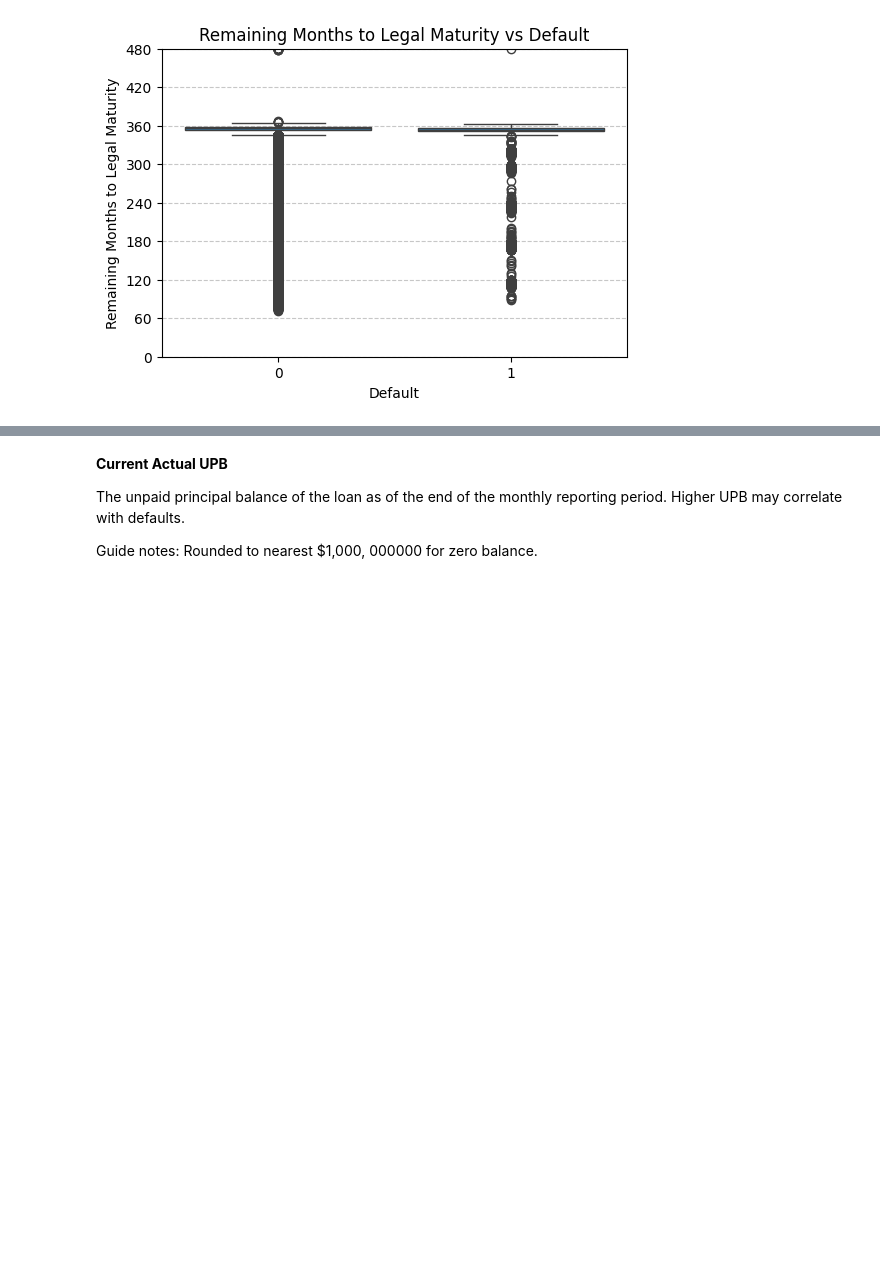
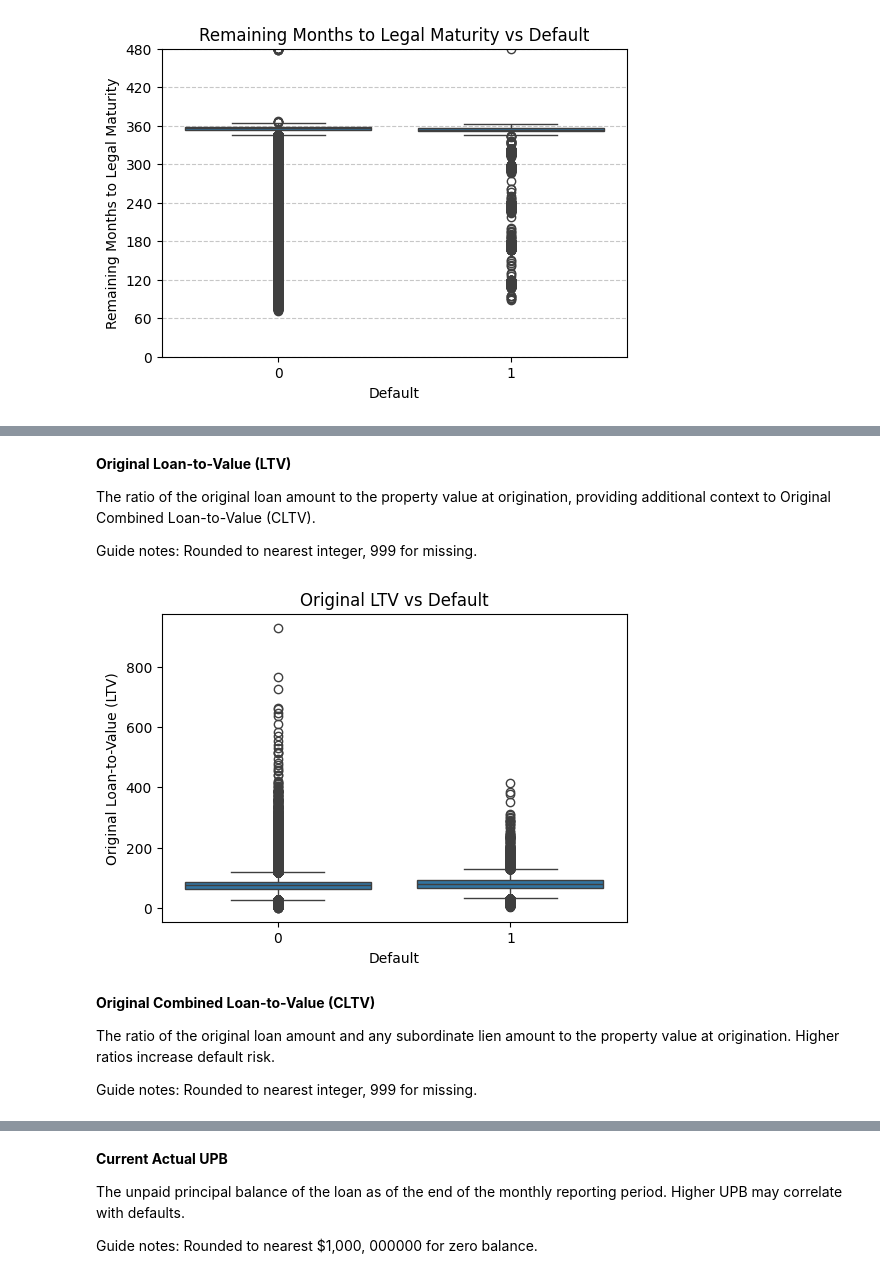
Before and after one commit to divija-rao/MBS_RiskManagement, a Jupyter notebook: regression_eda.ipynb, the cells around one changed output, grey strips where cells are left out. Saved outputs shown, nothing was run; the diff lists cells and outputs as text; code cells hidden in the pictures; blank space fills up the shorter version.

Commit message:
EDA Regression Model

```diff
--- a/regression_eda.ipynb
+++ b/regression_eda.ipynb
@@ -4,7 +4,7 @@ import matplotlib.pyplot as plt
 import seaborn as sns
 # %%
 # Load the data
-data = pd.read_csv('/Users/dr/Documents/GitHub/MBS_RiskManagement/regression_data.csv')
+data = pd.read_csv('/Users/dr/Documents/GitHub/MBS_RiskManagement/extracted_data/regression_data.csv')
 # %%
 print("Dataset Info:")
 print(data.info())
@@ -332,0 +271,27 @@ plt.show()
+# %% [markdown]
+**Original Loan-to-Value (LTV)**
+
+The ratio of the original loan amount to the property value at origination, providing additional context to Original Combined Loan-to-Value (CLTV).
+
+Guide notes: Rounded to nearest integer, 999 for missing.
+# %%
+# Clean Original Loan-to-Value (LTV)
+data['Original Loan-to-Value (LTV)'] = pd.to_numeric(data['Original Loan-to-Value (LTV)'], errors='coerce')
+data['Original Loan-to-Value (LTV)'] = data['Original Loan-to-Value (LTV)'].apply(
+    lambda x: 999 if pd.isna(x) else x
+)
+# %%
+# Original LTV vs Default
+plt.figure(figsize=(6, 4))
+sns.boxplot(x='Default', y='Original Loan-to-Value (LTV)', data=data[data['Original Loan-to-Value (LTV)'] != 999])  # Exclude missing (999)
+plt.title('Original LTV vs Default')
+# plt.ylim(0, 100)  # Reasonable upper limit for LTV
+plt.show()
+# %% [output]
+[figure, added]
+# %% [markdown]
+**Original Combined Loan-to-Value (CLTV)**
+
+The ratio of the original loan amount and any subordinate lien amount to the property value at origination. Higher ratios increase default risk.
+
+Guide notes: Rounded to nearest integer, 999 for missing.
```
Also changed, not shown: parts of 42 cells of this notebook.
